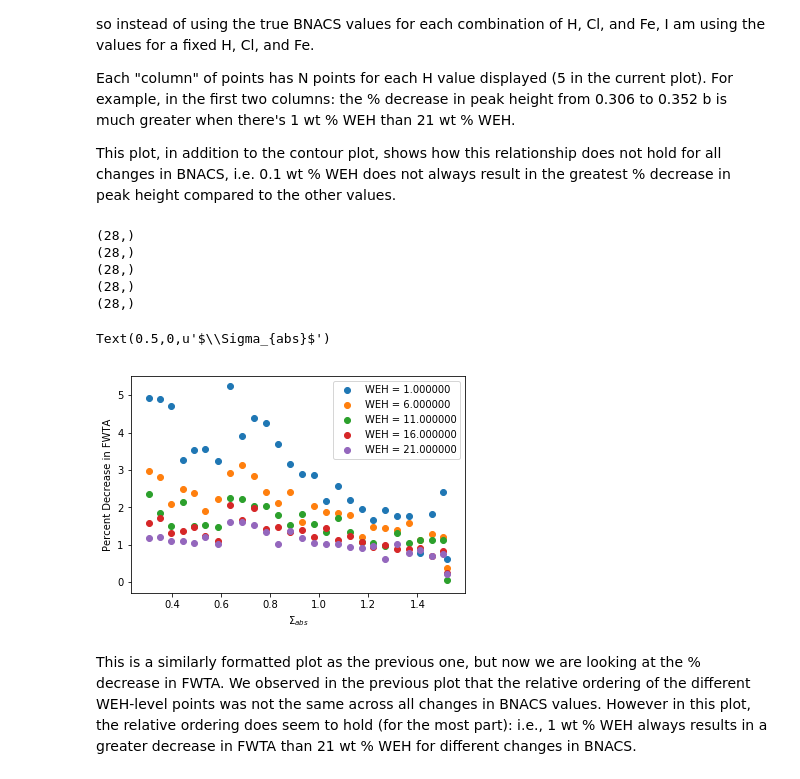
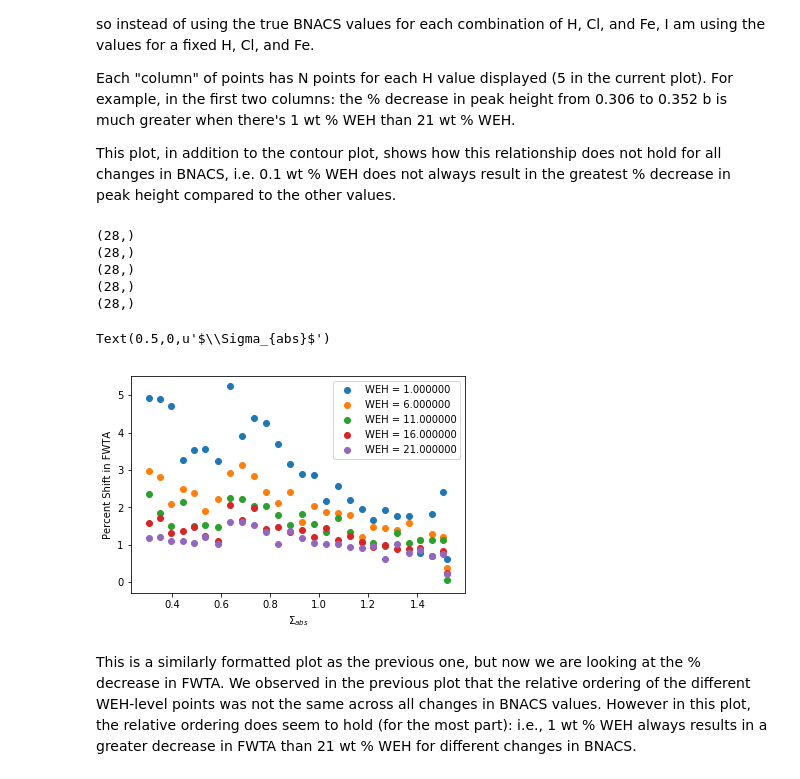
Before and after one commit to hannah-rae/dan_analysis, a Jupyter notebook: data_exploration.ipynb, the cells around one changed output. Saved outputs shown, nothing was run; the diff lists cells and outputs as text; code cells hidden in the pictures.

Commit message:
change decrease in FWTA to shift

```diff
--- a/data_exploration.ipynb
+++ b/data_exploration.ipynb
@@ -162,34 +162,34 @@ This plot, in addition to the contour plot, shows how this relationship does not
 # %%
 d = 5.0
 for h in np.arange(1.0, 25.1, d):
     h = np.round(h, 2) # for precision reasons
     y = Y[np.where(Y[:,0] == h)]
     p = arr_time[np.where(Y[:,0] == h)]
     # get the sorted indices for bnacs then sort everything
     perm = np.argsort(y[:,1])
     y = y[perm]
     p = p[perm]
     print p.shape
     # plot the change in FWTA for increments in BNACS
     delta_p = []
     for i in range(y[:,1].shape[0]):
         if i == 0:
             delta_p.append(0)
         else:
             delta_p.append(p[i]-p[i-1])
     fixed_bnacs = [0.26, 0.306, 0.352, 0.398, 0.444, 0.49, 0.536, 0.586, 0.635, 0.685, 0.734, 0.784, 0.833, 0.882, 0.931, 0.979, 1.028, 1.076, 1.125, 1.173, 1.221, 1.269, 1.316, 1.364, 1.411, 1.459, 1.506, 1.521]
     plt.scatter(fixed_bnacs[1:], np.abs(np.round((delta_p[1:]/p[1:])*100, 2)), label='WEH = %f' % h)
     #plt.scatter(y[:,1][1:], np.abs(np.round((delta_p[1:]/p[1:])*100, 2)), label='WEH = %f' % h)
 plt.legend()
-plt.ylabel('Percent Decrease in FWTA')
+plt.ylabel('Percent Shift in FWTA')
 plt.xlabel('$\Sigma_{abs}$')
 # %% [output]
 (28,)
 (28,)
 (28,)
 (28,)
 (28,)
 Text(0.5,0,u'$\\Sigma_{abs}$')
-[figure, old version]
+[figure, new version]
 # %% [markdown]
 This is a similarly formatted plot as the previous one, but now we are looking at the % decrease in FWTA. We observed in the previous plot that the relative ordering of the different WEH-level points was not the same across all changes in BNACS values. However in this plot, the relative ordering does seem to hold (for the most part): i.e., 1 wt % WEH always results in a greater decrease in FWTA than 21 wt % WEH for different changes in BNACS.
```
